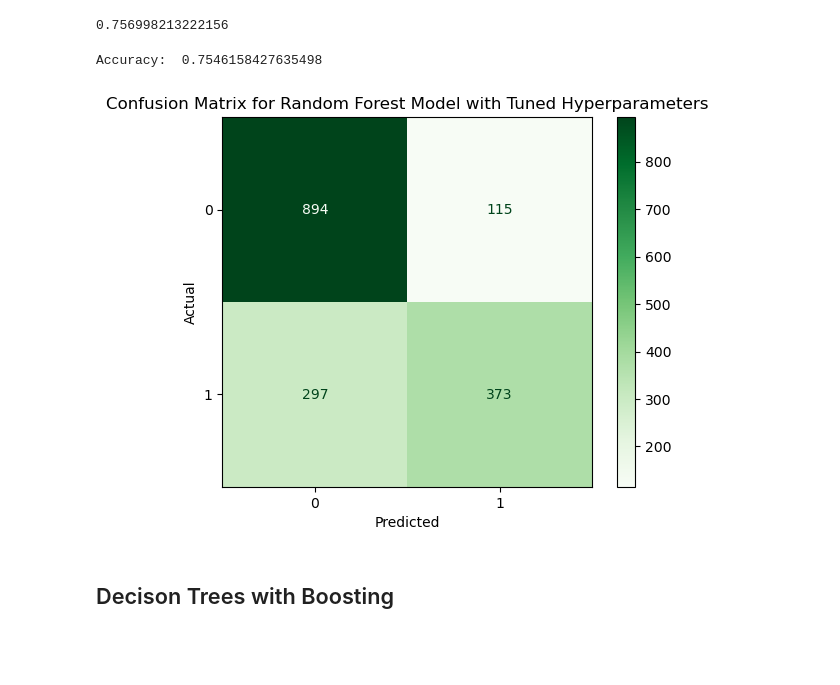
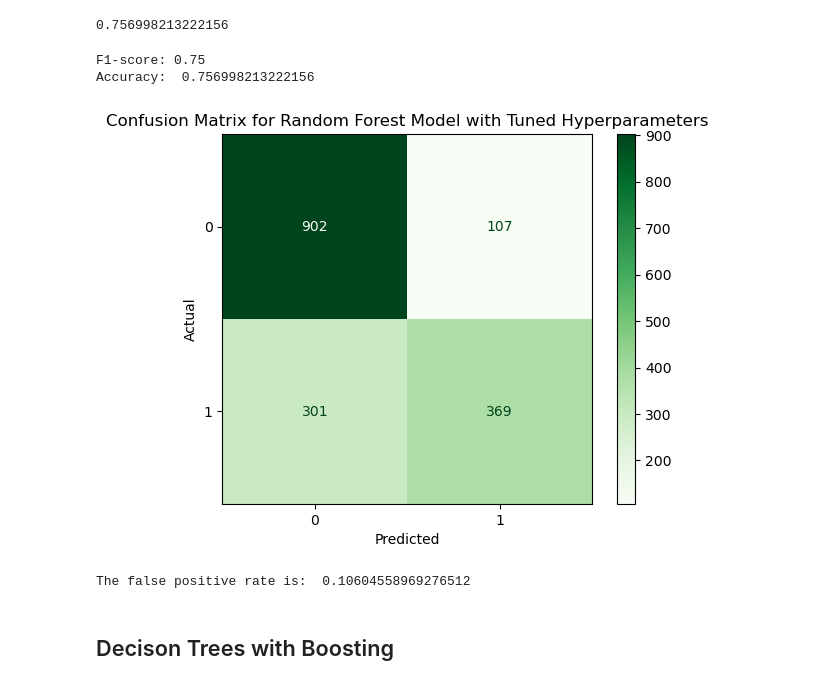
Before and after one commit to Samk104/Cinemalytics, a Jupyter notebook: Cinemalytics_Model.ipynb, the cells around one changed output. Saved outputs shown, nothing was run; the diff lists cells and outputs as text; code cells hidden in the pictures; blank space fills up the shorter version.

```diff
--- a/Cinemalytics_Model.ipynb
+++ b/Cinemalytics_Model.ipynb
@@ -356,22 +365,31 @@ acc
 # %% [output]
 0.756998213222156
 # %%
-best_model_RF = RandomForestClassifier(**grid_search.best_params_)
+best_model_RF = RandomForestClassifier(**grid_search.best_params_, random_state=42)
 best_model_RF.fit(X_train_selected,y_train)
 #Evaluating the random forest model with recursive feature selection
 y_pred  =  best_model_RF.predict(X_test_selected)
 cm = confusion_matrix(y_test, y_pred)
 ac = accuracy_score(y_test,y_pred)
+f1 = f1_score(y_test, y_pred, average='weighted')
+print(f'F1-score: {f1:.2f}')
 disp = ConfusionMatrixDisplay(confusion_matrix=cm,display_labels=best_model_RF.classes_)
 print("Accuracy: ", ac)
 disp.plot(cmap='Greens', xticks_rotation='horizontal')
 disp.ax_.set_title('Confusion Matrix for Random Forest Model with Tuned Hyperparameters')
 disp.ax_.set_xlabel('Predicted')
 disp.ax_.set_ylabel('Actual')
 plt.show()
+
+FP = cm[0, 1]
+TN = cm[0, 0]
+FPR = FP / (FP + TN)
+print('The false positive rate is: ', FPR)
 # %% [output]
-Accuracy:  0.7546158427635498
+F1-score: 0.75
+Accuracy:  0.756998213222156
-[figure, old version]
+[figure, new version]
+The false positive rate is:  0.10604558969276512
 # %% [markdown]
 <h2>Decison Trees with Boosting</h2>
 # %%
```
Also changed, not shown: parts of 9 cells of this notebook.
